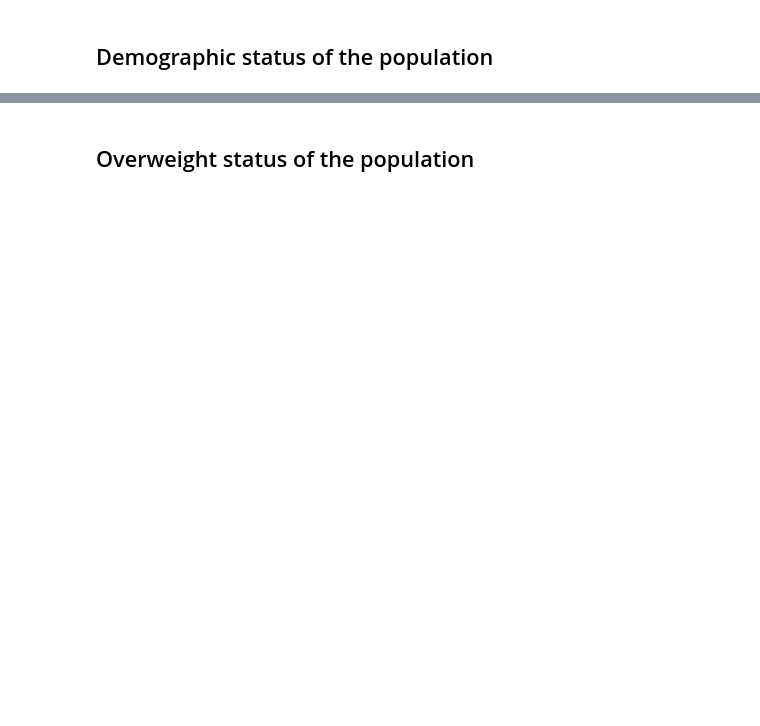
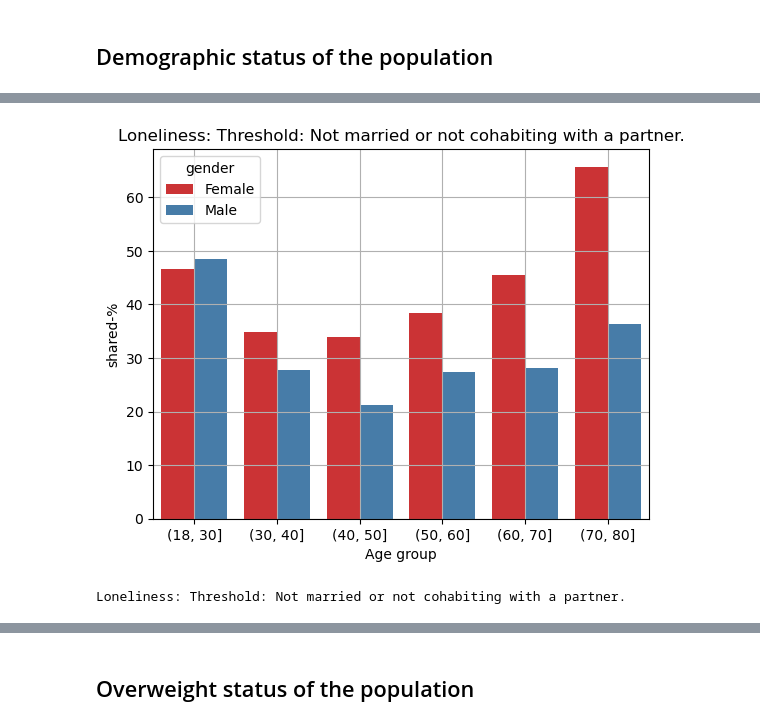
Before and after one commit to jahokas/statistics, a Jupyter notebook: nhanes_study.ipynb, the cells around one changed output, grey strips where cells are left out. Saved outputs shown, nothing was run; the diff lists cells and outputs as text; code cells hidden in the pictures; blank space fills up the shorter version.

```diff
--- a/nhanes_study.ipynb
+++ b/nhanes_study.ipynb
@@ -466,7 +434,13 @@ plt.show()
 da["DMDMARTL"] = da.DMDMARTL.fillna(0)
 da["marital_status"] = da.DMDMARTL.replace({0: "Missing", 1: "Married", 2: "Widowed", 3: "Divorced", 4: "Separated", 5: "Never married",
                                        6: "Living with partner", 77: "Refused", 99: "Don't Know"})
-target_group = da["RIDAGEYR"] >= 40
+target_group = da["RIDAGEYR"] >= 50
 lonely = (da["DMDMARTL"] == 0) | (da["DMDMARTL"] == 1) | (da["DMDMARTL"] == 6) | (da["DMDMARTL"] == 77) | (da["DMDMARTL"] == 99)
 da['lonely'] = np.where(lonely, False, True)
 da['target_group'] = np.where(target_group, True, False)
+# %%
+z = da.loc[:, ['SEQN','gender', 'elevated_bloodpr', 'lonely', 'agegrp']].groupby(['agegrp', 'gender', 'lonely'], observed=True)['agegrp'].count()
+z = z.groupby(level=[0, 1], observed=True).transform(lambda g: (g / g.sum() * 100).round(1))
+print("Loneliness: Threshold: Not married or not cohabiting with a partner.")
+z = z.reset_index(name='shared-%')
+z.head(10)
@@ -472,0 +460,16 @@ da['target_group'] = np.where(target_group, True, False)
+# %%
+# plt.figure(figsize=(10, 5))
+sns.barplot(data=z.query('lonely == True'), x="agegrp", y="shared-%", hue="gender", palette="Set1")
+plt.title("Loneliness: Threshold: Not married or not cohabiting with a partner.")
+plt.xlabel('Age group')
+plt.grid(True)
+# %% [output]
+[figure, added]
+# %%
+zp = da.loc[:, ['SEQN','gender', 'elevated_bloodpr', 'lonely', 'agegrp']].groupby(['agegrp', 'gender', 'elevated_bloodpr', 'lonely'], observed=True)['agegrp'].count()
+zp = zp.groupby(level=[0, 1, 2], observed=True).transform(lambda g: (g / g.sum() * 100).round(1))
+print("Loneliness: Threshold: Not married or not cohabiting with a partner.")
+zp = zp.reset_index(name='shared-%')
+# zp.head(10)
+# %% [output]
+Loneliness: Threshold: Not married or not cohabiting with a partner.
```
Also changed, not shown: parts of 34 cells of this notebook.
